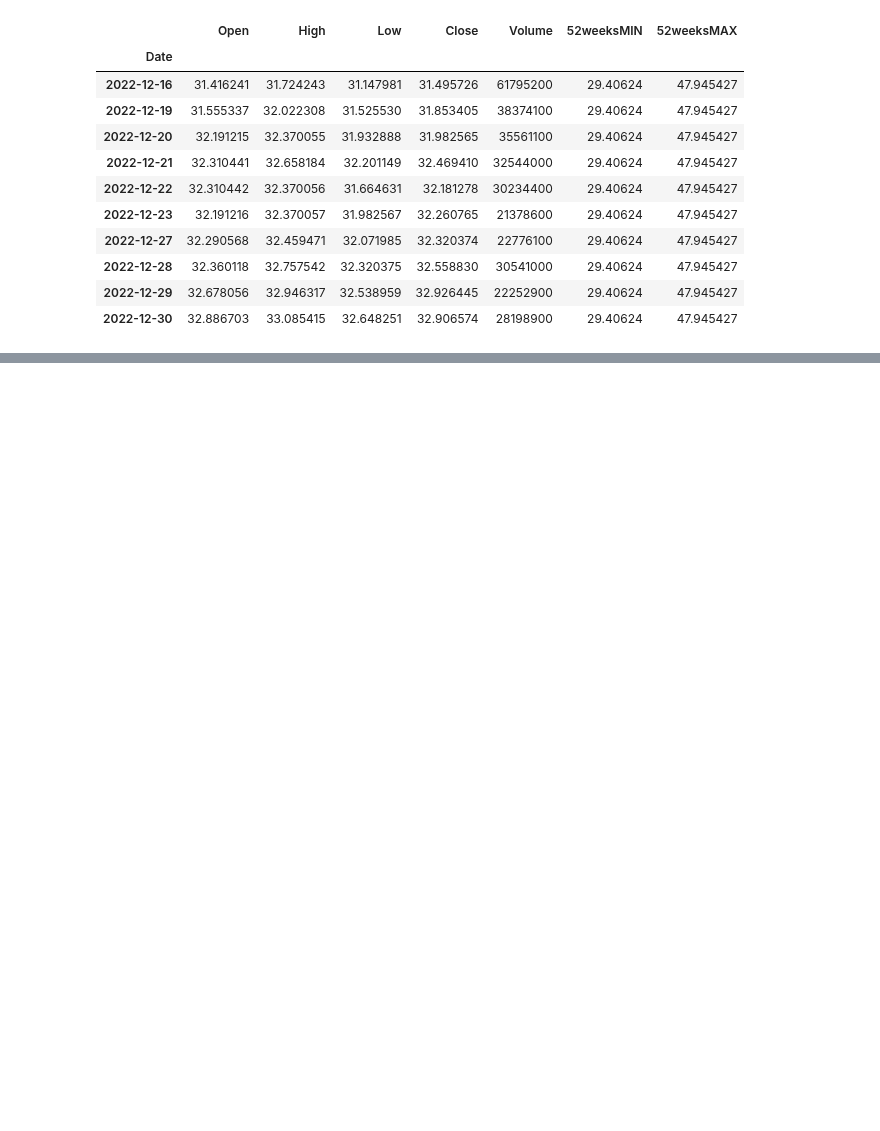
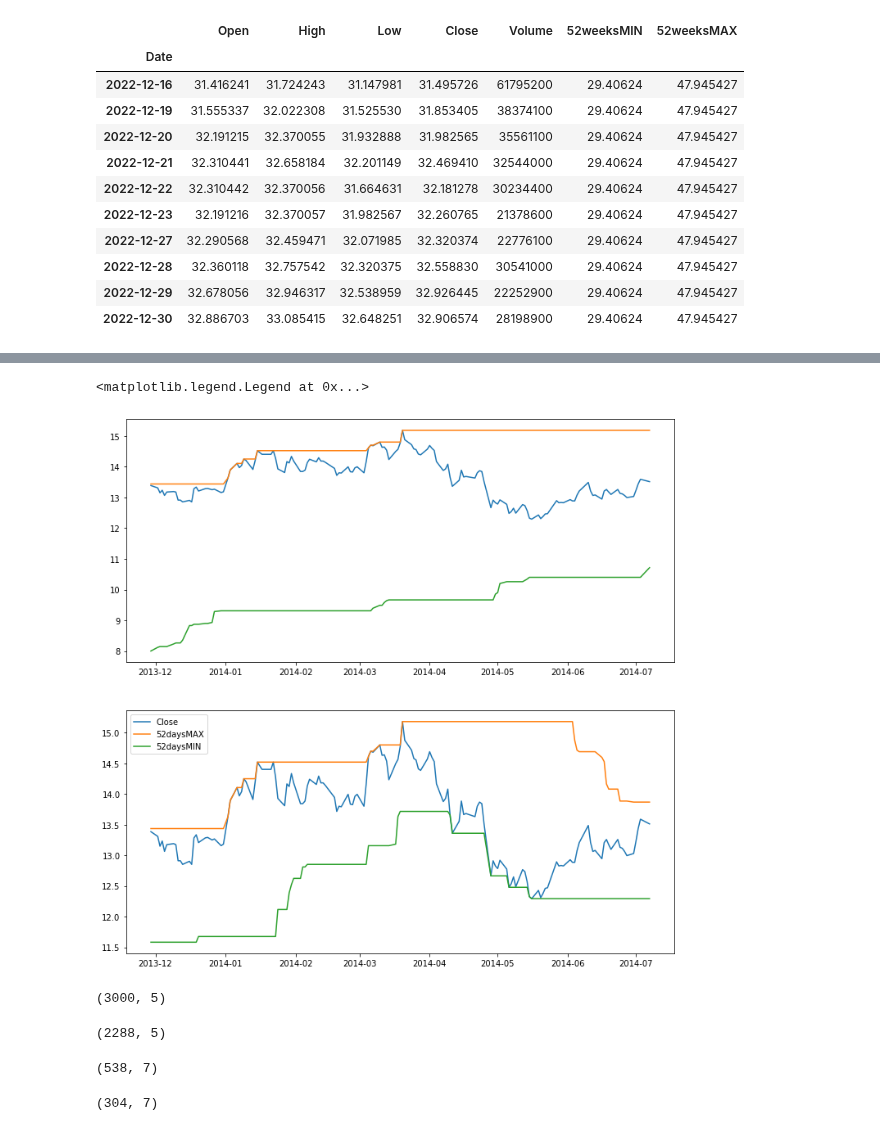
Before and after one commit to fadeeva/stock_market_research, a Jupyter notebook: classic/52_weeks/52weeks.ipynb, the cells around one changed output, grey strips where cells are left out. Drawn from its saved outputs; the diff is of its cells as text; code cells hidden in the pictures; blank space fills up the shorter version.

```diff
--- a/classic/52_weeks/52weeks.ipynb
+++ b/classic/52_weeks/52weeks.ipynb
@@ -47,0 +53,7 @@ ax1.tick_params(axis='y', colors='white')
+# %%
+_52days_bac_df = bac_df.copy()
+
+_52days_bac_df['52daysMIN'] = bac_df['Close'].rolling(window=52).min()
+_52days_bac_df['52daysMAX'] = bac_df['Close'].rolling(window=52).max()
+
+_52days_bac_df.tail(10)
@@ -47,0 +73,43 @@ ax1.tick_params(axis='y', colors='white')
+# %%
+close_price  = _52weeks_bac_df['Close'][3000:3150]
+_52weeks_max = _52weeks_bac_df['52weeksMAX'][3000:3150]
+_52weeks_min = _52weeks_bac_df['52weeksMIN'][3000:3150]
+
+_52days_max = _52days_bac_df['52daysMAX'][3000:3150]
+_52days_min = _52days_bac_df['52daysMIN'][3000:3150]
+
+fig, ax = plt.subplots(2, 1)
+fig.set_figheight(12)
+fig.set_figwidth(12)
+ax[0].plot(close_price.index, close_price, label='Close')
+ax[0].plot(close_price.index, _52weeks_max, label='52weeksMAX')
+ax[0].plot(close_price.index, _52weeks_min, label='52weeksMIN')
+
+ax[1].plot(close_price.index, close_price, label='Close')
+ax[1].plot(close_price.index, _52days_max, label='52daysMAX')
+ax[1].plot(close_price.index, _52days_min, label='52daysMIN')
+
+plt.legend()
+# %% [output]
+<matplotlib.legend.Legend at 0x...>
+[figure, added]
+# %%
+bac_df_0_3000 = bac_df[:3000]
+bac_df_0_3000.shape
+# %% [output]
+(3000, 5)
+# %%
+bac_df_3000_5288 = bac_df[3000:]
+bac_df_3000_5288.shape
+# %% [output]
+(2288, 5)
+# %%
+_52days_bac_max = _52days_bac_df[_52days_bac_df['Close'] == _52days_bac_df['52daysMAX']]
+_52days_bac_min = _52days_bac_df[_52days_bac_df['Close'] == _52days_bac_df['52daysMIN']]
+_52days_bac_max.shape
+# %% [output]
+(538, 7)
+# %%
+_52days_bac_min.shape
+# %% [output]
+(304, 7)
```
Also changed, not shown: parts of 10 cells of this notebook.
